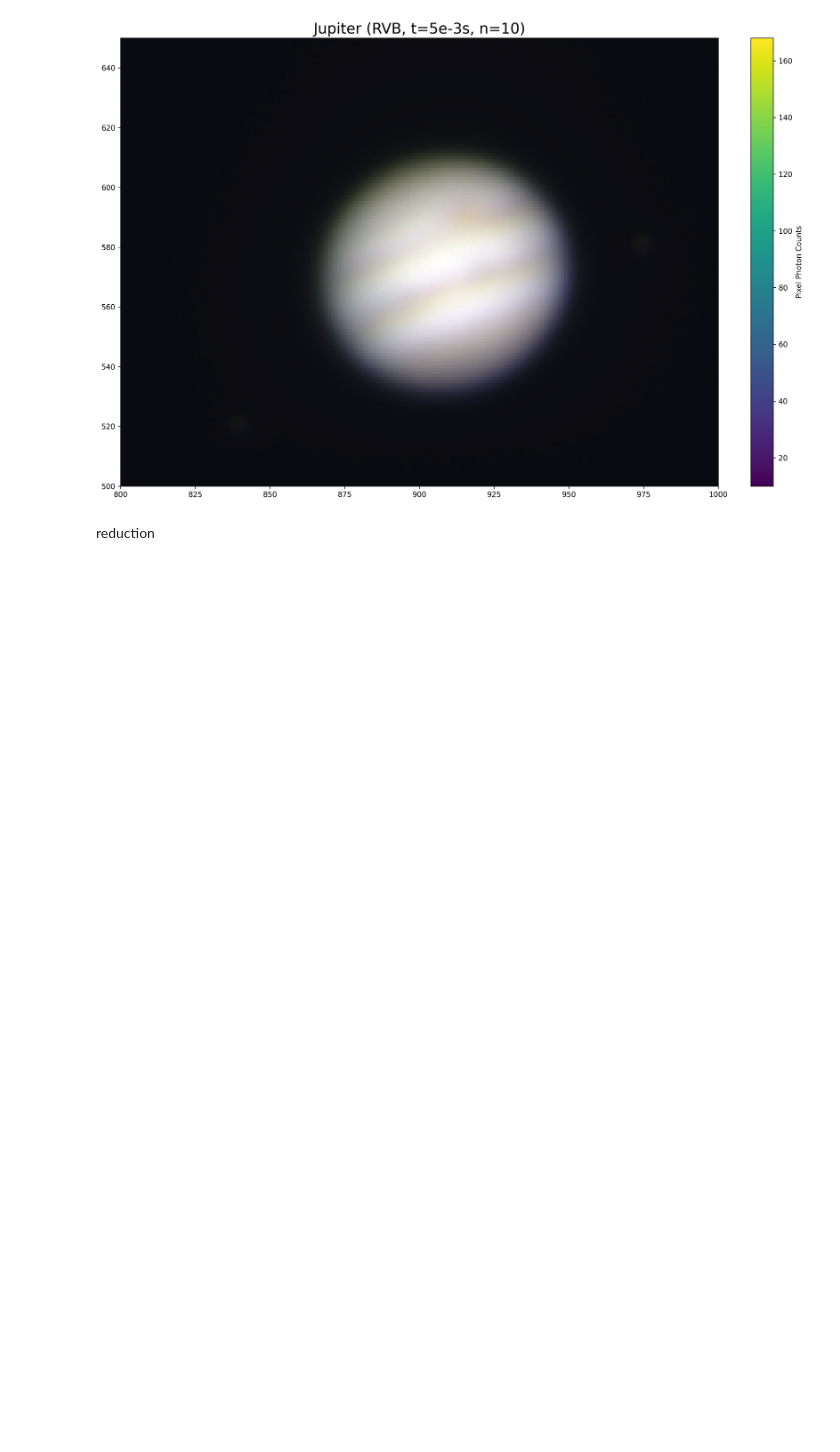
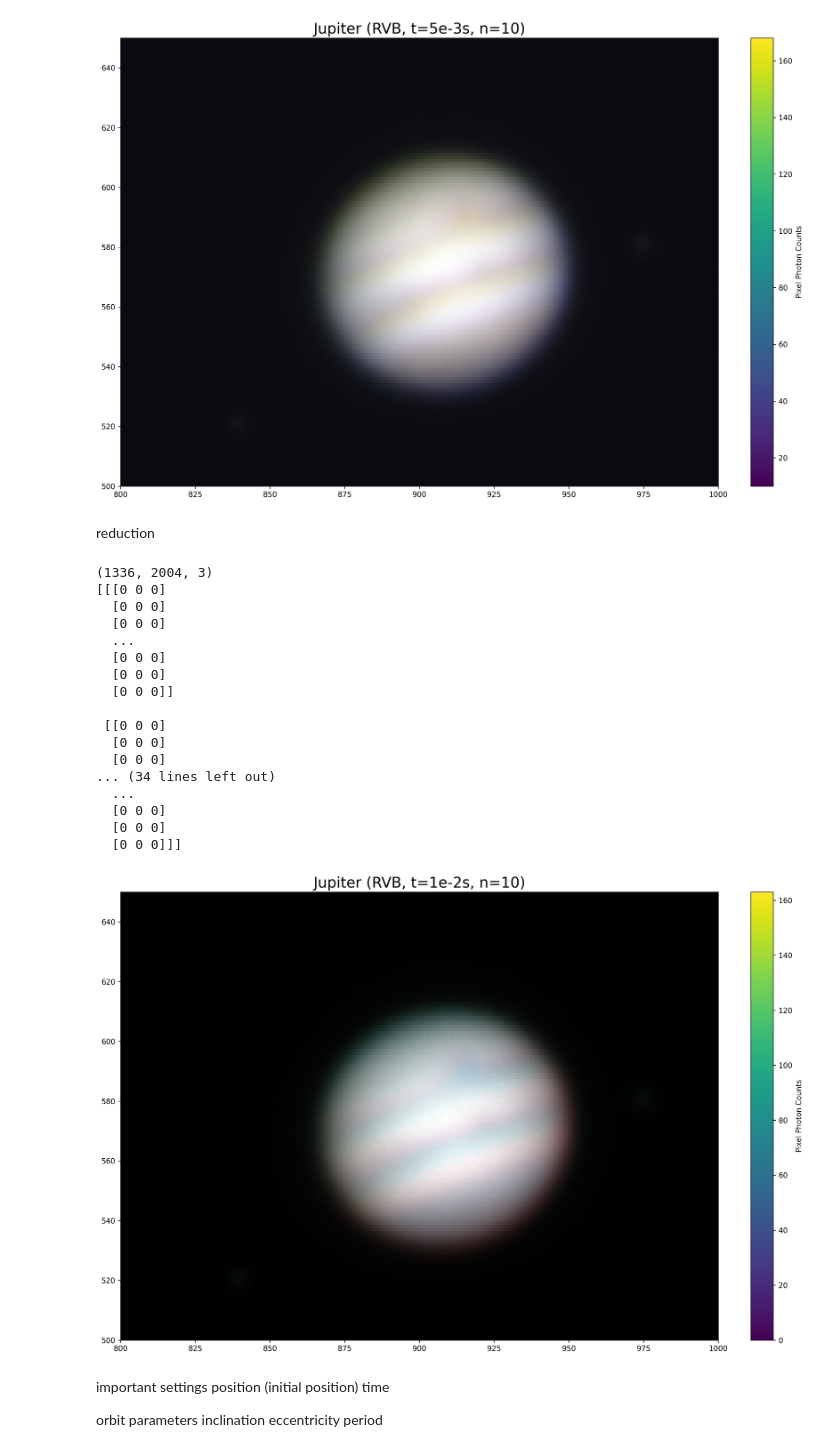
Before and after one commit to gvo27/astro120-lab4, a Jupyter notebook: main.ipynb, the cells around one changed output. Cells and saved outputs as stored; diff of their text form; code cells hidden in the pictures; blank space fills up the shorter version.

```diff
--- a/main.ipynb
+++ b/main.ipynb
@@ -203,3 +203,56 @@ def reduction(img, texp=1):
     master_flat_field = fits.open('./flat/master.fit')[0].data
     dark_current = fits.open('./dark/{}.fit'.format(str(texp)))[0].data
     return (img - dark_current)/((master_flat_field-dark_current)/np.median(master_flat_field))
+# %%
+data_files = ['./data/2_0.01_red.fit', './data/2_0.01_green.fit', './data/2_0.01_blue.fit']
+
+p = np.dstack([fname_to_img(f) for f in data_files])
+print(p.shape)
+p = p/np.max(p, axis=(0,1))
+p *= 255
+p = p.astype(np.uint8)
+print(p)
+
+img = p
+
+# get low/high rgb values
+low  = np.percentile(img, 10)
+high = np.percentile(img, 99.9)
+
+# plot image
+plt.figure(figsize=[16,9], dpi=300)
+im = plt.imshow(img, origin='lower', vmin=low,vmax=high, interpolation='nearest')
+plt.colorbar(im, fraction=0.046, pad=0.04, label='Pixel Photon Counts')
+plt.tight_layout()
+plt.title('Jupiter (RVB, t=1e-2s, n=10)', fontsize=20)
+plt.xlim(800,1000)
+plt.ylim(500, 650)
+plt.show()
+# %% [output]
+(1336, 2004, 3)
+[[[0 0 0]
+  [0 0 0]
+  [0 0 0]
+  ...
+  [0 0 0]
+  [0 0 0]
+  [0 0 0]]
+
+ [[0 0 0]
+  [0 0 0]
+  [0 0 0]
+... (34 lines left out)
+  ...
+  [0 0 0]
+  [0 0 0]
+  [0 0 0]]]
+[figure, added]
+# %% [markdown]
+important settings
+position (initial position)
+time
+
+orbit parameters
+inclination
+eccentricity
+period
```
Also changed, not shown: 15 other files.
